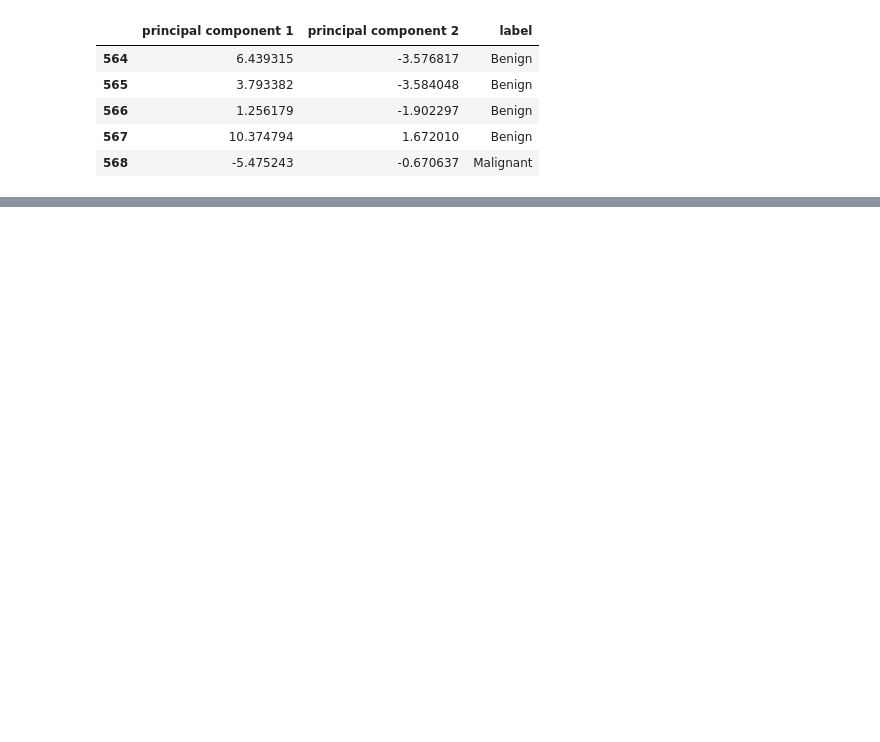
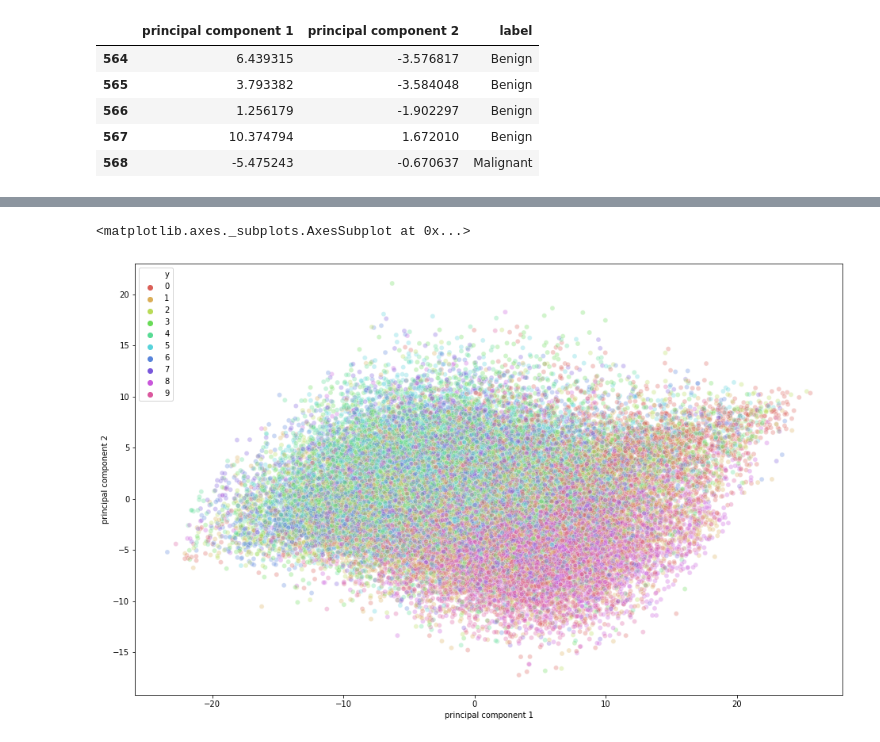
Before and after one commit to Lauro199471/Machine-Learning, a Jupyter notebook: Principal Component Analysis (PCA).ipynb, the cells around one changed output, grey strips where cells are left out. Cells and saved outputs as stored; diff of their text form; code cells hidden in the pictures; blank space fills up the shorter version.

```diff
--- a/Principal Component Analysis (PCA).ipynb
+++ b/Principal Component Analysis (PCA).ipynb
@@ -589,0 +550,6 @@ Cross Validaiton:  [0.9        0.9125     0.925      0.93670886 0.94936709]
+# %%
+feat_cols = ['pixel'+str(i) for i in range(x_train_flat.shape[1])]
+# %%
+train_flat_df = pd.DataFrame(x_train_flat,columns=feat_cols)
+train_flat_df['label'] = y_train
+print('Size of the dataframe: {}'.format(train_flat_df.shape))
@@ -589,0 +577,3 @@ Cross Validaiton:  [0.9        0.9125     0.925      0.93670886 0.94936709]
+# %%
+pca_cifar = PCA(n_components=2)
+principalComponents_cifar = pca_cifar.fit_transform(train_flat_df.iloc[:,:-1])
@@ -589,0 +582,6 @@ Cross Validaiton:  [0.9        0.9125     0.925      0.93670886 0.94936709]
+# %%
+principal_cifar_Df = pd.DataFrame(data = principalComponents_cifar
+             , columns = ['principal component 1', 'principal component 2'])
+principal_cifar_Df['y'] = y_train
+print('Size of the principal_cifar_Df: {}'.format(principal_cifar_Df.shape))
+principal_cifar_Df.head()
@@ -589,0 +609,14 @@ Cross Validaiton:  [0.9        0.9125     0.925      0.93670886 0.94936709]
+# %%
+import seaborn as sns
+plt.figure(figsize=(16,10))
+sns.scatterplot(
+    x="principal component 1", y="principal component 2",
+    hue="y",
+    palette=sns.color_palette("hls", 10),
+    data=principal_cifar_Df,
+    legend="full",
+    alpha=0.3
+)
+# %% [output]
+<matplotlib.axes._subplots.AxesSubplot at 0x...>
+[figure, added]
```
Also changed, not shown: parts of 92 cells of this notebook.
